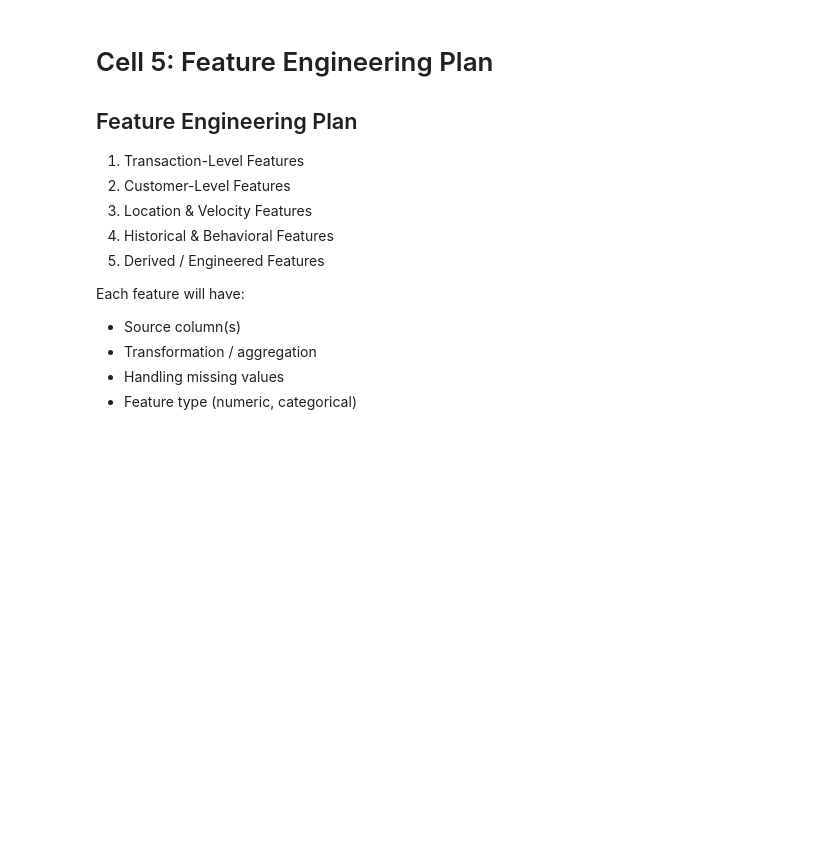
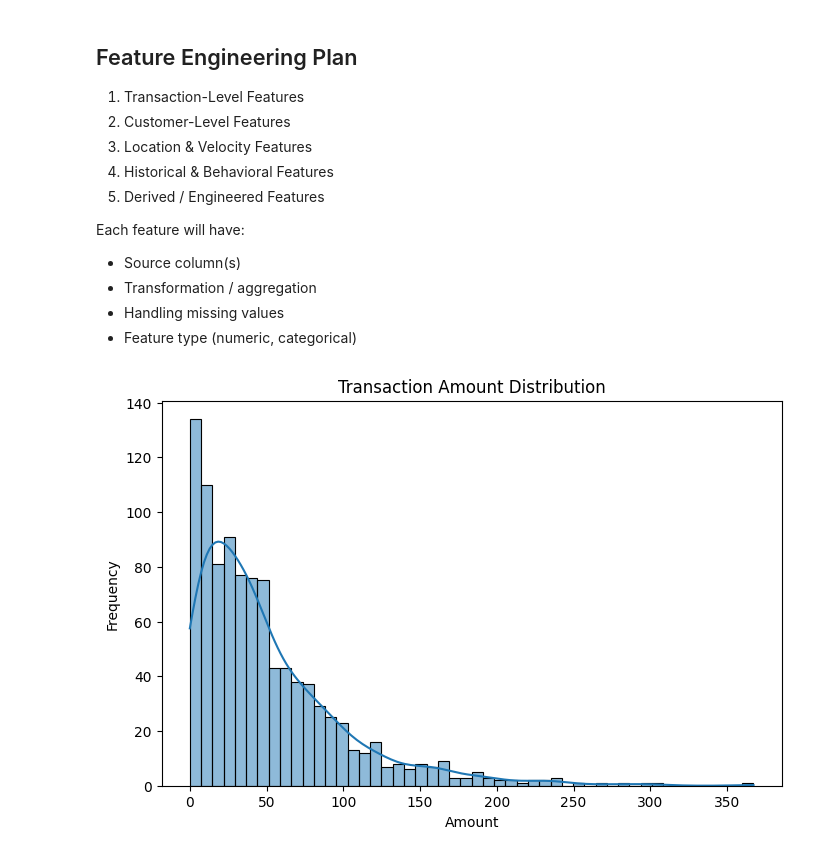
Before and after one commit to AndySchubert/credit-fraud-ml-system, a Jupyter notebook: notebooks/01_eda_feature_engineering.ipynb, the cells around one changed output. Drawn from its saved outputs; the diff is of its cells as text; code cells hidden in the pictures; blank space fills up the shorter version.

```diff
--- a/notebooks/01_eda_feature_engineering.ipynb
+++ b/notebooks/01_eda_feature_engineering.ipynb
@@ -32,6 +64,4 @@ df.head()
 # %% [markdown]
-# Cell 5: Feature Engineering Plan
-
 ## Feature Engineering Plan
 
 1. Transaction-Level Features
@@ -46,6 +76,11 @@ Each feature will have:
 - Handling missing values
 - Feature type (numeric, categorical)
 # %%
-# Cell 6: Placeholder for visualization
-# sns.histplot(df['amount'])
-# plt.show()
+plt.figure(figsize=(8,5))
+sns.histplot(df['amount'], bins=50, kde=True)
+plt.title("Transaction Amount Distribution")
+plt.xlabel("Amount")
+plt.ylabel("Frequency")
+plt.show()
+# %% [output]
+[figure, added]
```
Also changed, not shown: parts of 7 cells of this notebook, 1 other file.
